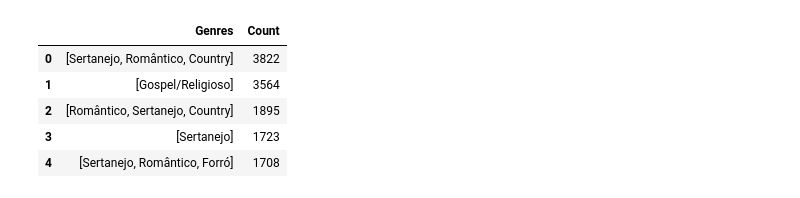
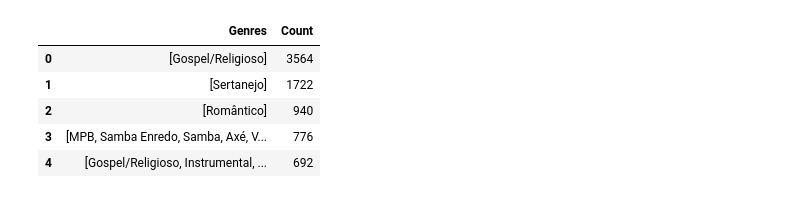
Before and after one commit to vinicius-alves/Selecao-Genero-Musical, a Jupyter notebook: Análise Exploratória/Análise Exploratória.ipynb, the cells around one changed output. Saved outputs shown, nothing was run; the diff lists cells and outputs as text; code cells hidden in the pictures.

```diff
--- a/Análise Exploratória/Análise Exploratória.ipynb
+++ b/Análise Exploratória/Análise Exploratória.ipynb
@@ -41,15 +28,23 @@ Name: ParentGenre, Length: 72, dtype: int64
 # %%
-df_genres_b = df_lyrics["Genres"].value_counts()
-df_genres = pd.DataFrame({"Genres":df_genres_b.index, "Count": df_genres_b}).reset_index(drop=True)
+#def map_genre(arr):
+#    arr.sort()
+#    return ', '.join(arr)
+
+#df_lyrics["Genres_API"] = df_lyrics["Genres_API"].str.split(', ').map(map_genre)
+
+serie_genres_b = df_lyrics["Genres_API"].value_counts()
+df_genres = pd.DataFrame({"Genres":serie_genres_b.index, "Count": serie_genres_b}).reset_index(drop=True)
+
 df_genres["Genres"] = df_genres["Genres"].str.split(', ')
+
 df_genres[0:5]
 # %% [output]
 |  | Genres | Count |
-| 0 | [Sertanejo, Romântico, Country] | 3822 |
-| 1 | [Gospel/Religioso] | 3564 |
-| 2 | [Romântico, Sertanejo, Country] | 1895 |
-| 3 | [Sertanejo] | 1723 |
-| 4 | [Sertanejo, Romântico, Forró] | 1708 |
+| 0 | [Gospel/Religioso] | 3564 |
+| 1 | [Sertanejo] | 1722 |
+| 2 | [Romântico] | 940 |
+| 3 | [MPB, Samba Enredo, Samba, Axé, V... | 776 |
+| 4 | [Gospel/Religioso, Instrumental, ... | 692 |
 # %%
 genres = {}
 for i in df_genres.index:
```
Also changed, not shown: parts of 19 cells of this notebook, 3 other files.
